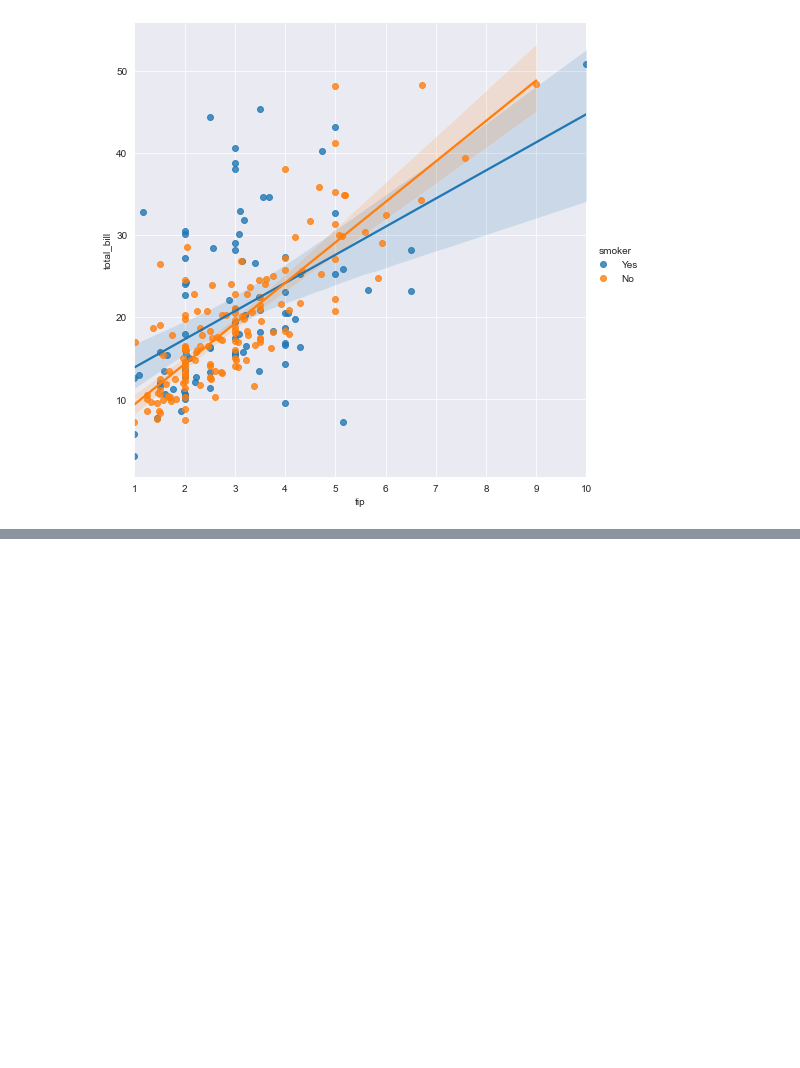
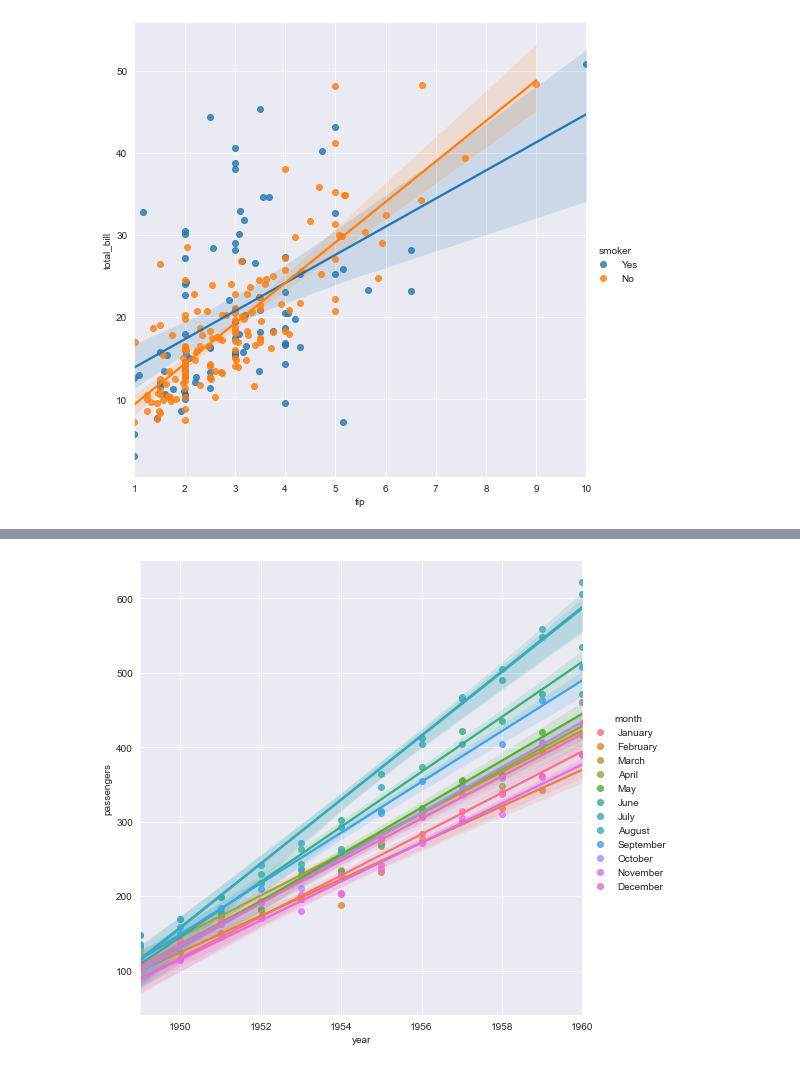
Before and after one commit to CPFrog/AI_innovation_Lecture, a Jupyter notebook: Study-note_201007.ipynb, the cells around one changed output, grey strips where cells are left out. Drawn from its saved outputs; the diff is of its cells as text; code cells hidden in the pictures; blank space fills up the shorter version.

```diff
--- a/Study-note_201007.ipynb
+++ b/Study-note_201007.ipynb
@@ -31,0 +99,6 @@ plt.show()
+# %%
+sns.set_style('darkgrid')
+sns.lmplot(x='year',y='passengers',hue='month', data=fg, height=7)
+plt.show()
+# %% [output]
+[figure, added]
```
Also changed, not shown: parts of 9 cells of this notebook.
